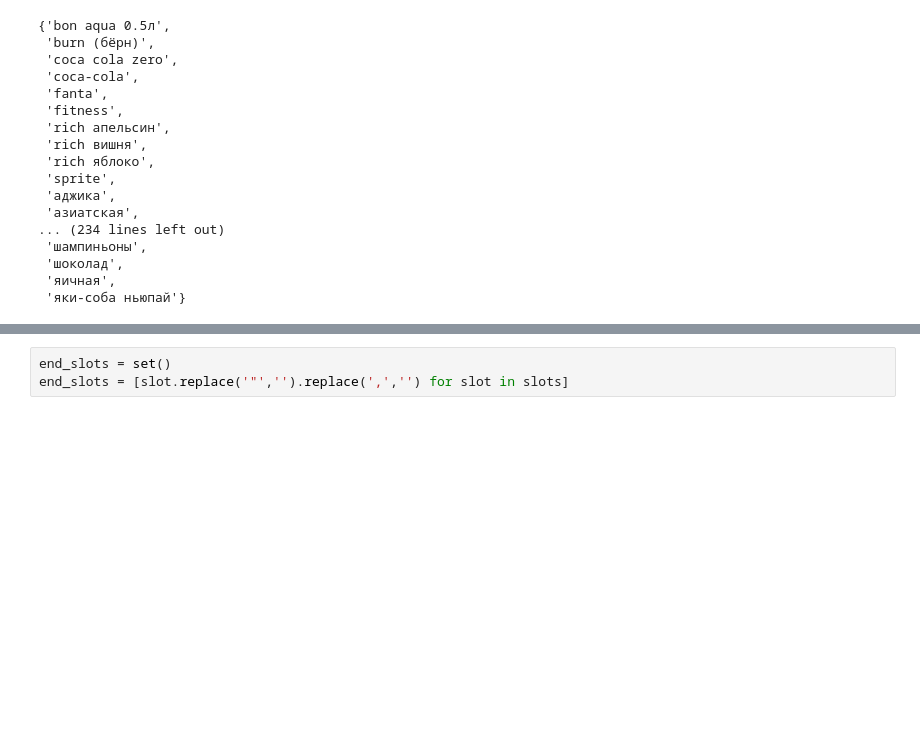
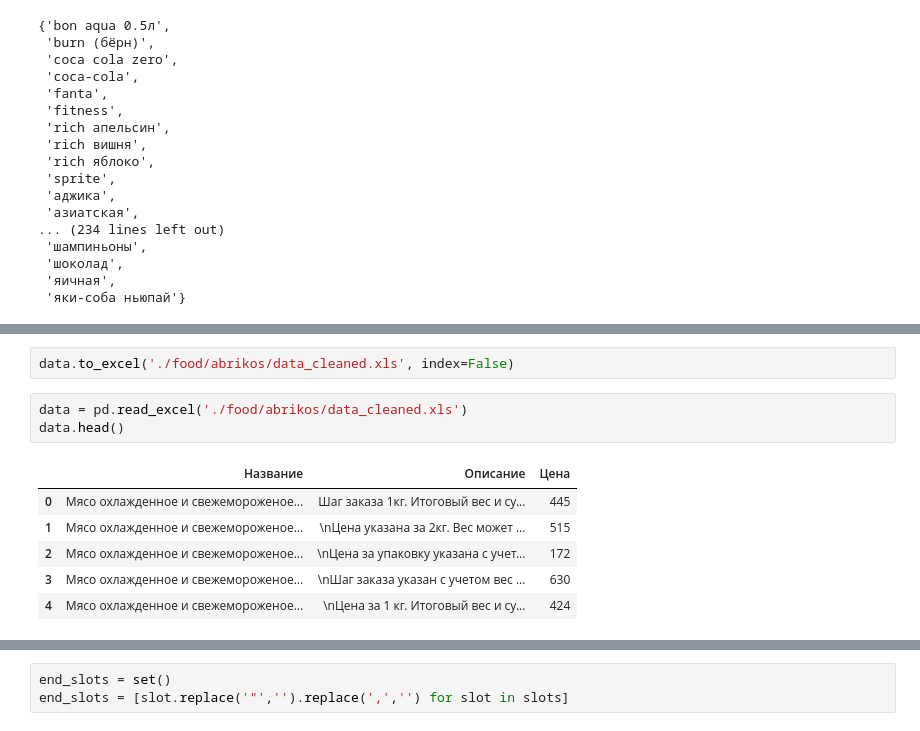
Before and after one commit to kbrodt/offer_search, a Jupyter notebook: data/create_food_slots.ipynb, the cells around one changed output, grey strips where cells are left out. Saved outputs shown, nothing was run; the diff lists cells and outputs as text; blank space fills up the shorter version.

```diff
--- a/data/create_food_slots.ipynb
+++ b/data/create_food_slots.ipynb
@@ -154,0 +312,12 @@ slots
+# %%
+data.to_excel('./food/abrikos/data_cleaned.xls', index=False)
+# %%
+data = pd.read_excel('./food/abrikos/data_cleaned.xls')
+data.head()
+# %% [output]
+|  | Название | Описание | Цена |
+| 0 | Мясо охлажденное и свежемороженое... | Шаг заказа 1кг. Итоговый вес и су... | 445 |
+| 1 | Мясо охлажденное и свежемороженое... | \nЦена указана за 2кг. Вес может ... | 515 |
+| 2 | Мясо охлажденное и свежемороженое... | \nЦена за упаковку указана с учет... | 172 |
+| 3 | Мясо охлажденное и свежемороженое... | \nШаг заказа указан с учетом вес ... | 630 |
+| 4 | Мясо охлажденное и свежемороженое... | \nЦена за 1 кг. Итоговый вес и су... | 424 |
```
Also changed, not shown: parts of 22 cells of this notebook, 11 other files.
